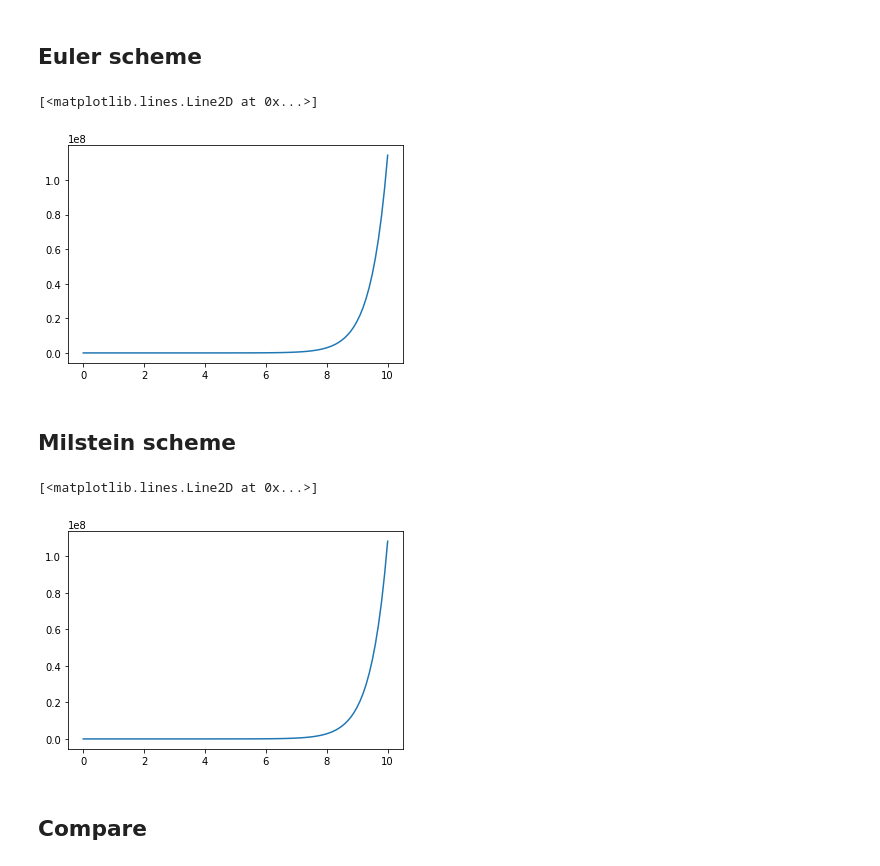
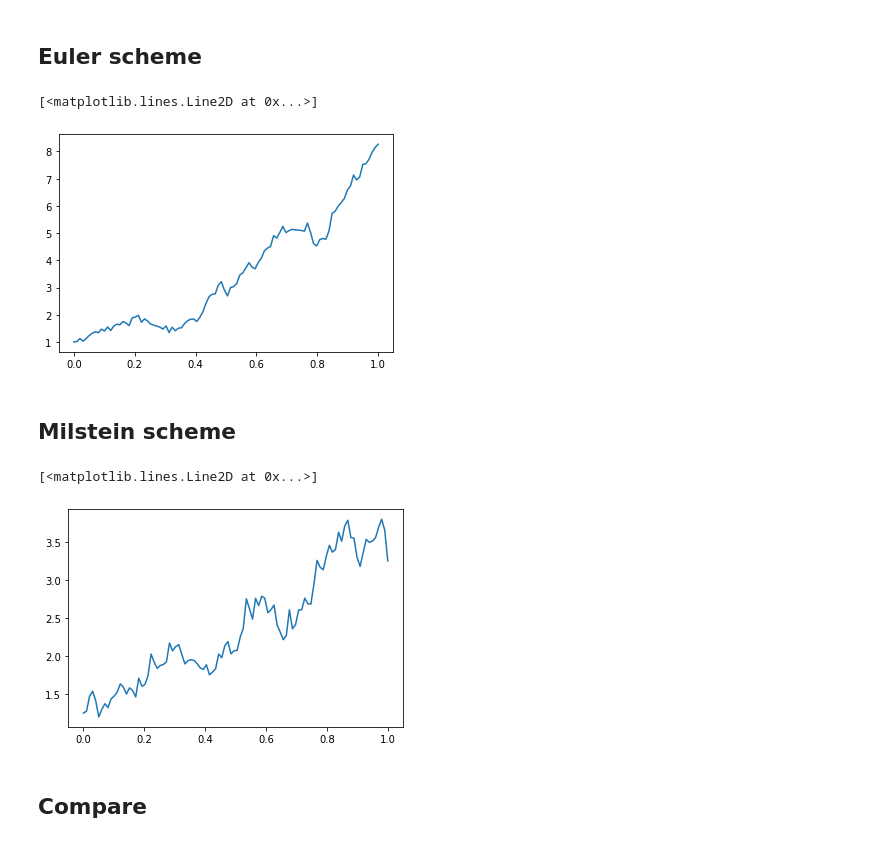
Before and after one commit to gamble27/random-processes, a Jupyter notebook: l2.ipynb, the cells around one changed output. Drawn from its saved outputs; the diff is of its cells as text; code cells hidden in the pictures.

```diff
--- a/l2.ipynb
+++ b/l2.ipynb
@@ -41,14 +44,14 @@ def euler_scheme(
 
     return x
 # %%
-t = np.linspace(0,10,100)
-x0 = np.random.uniform(0.5, 1.5)
+t = np.linspace(0,1,100)
+x0 = 1  # np.random.uniform(0.5, 1.5)
 x_e = euler_scheme(x0, t)
 
 plt.plot(t,x_e)
 # %% [output]
 [<matplotlib.lines.Line2D at 0x...>]
-[figure, old version]
+[figure, new version]
 # %% [markdown]
 ## Milstein scheme
 # %%
@@ -70,7 +73,7 @@ def milstein_scheme(
         timediff = t[i] - t[i-1]
         y = np.random.normal(
             loc=0,
-            scale=timediff
+            scale=timediff**0.5
         )
         x[i] = x[i-1] + \
                b(t[i-1], x[i-1])*timediff + \
@@ -78,14 +81,14 @@ def milstein_scheme(
 
     return x
 # %%
-t = np.linspace(0,10,100)
+t = np.linspace(0,1,100)
 x0 = np.random.uniform(0.5, 1.5)
 x_m = milstein_scheme(x0, t)
 
 plt.plot(t,x_m)
 # %% [output]
 [<matplotlib.lines.Line2D at 0x...>]
-[figure, old version]
+[figure, new version]
 # %% [markdown]
 ## Compare
 # %%
```
Also changed, not shown: parts of 4 cells of this notebook.
